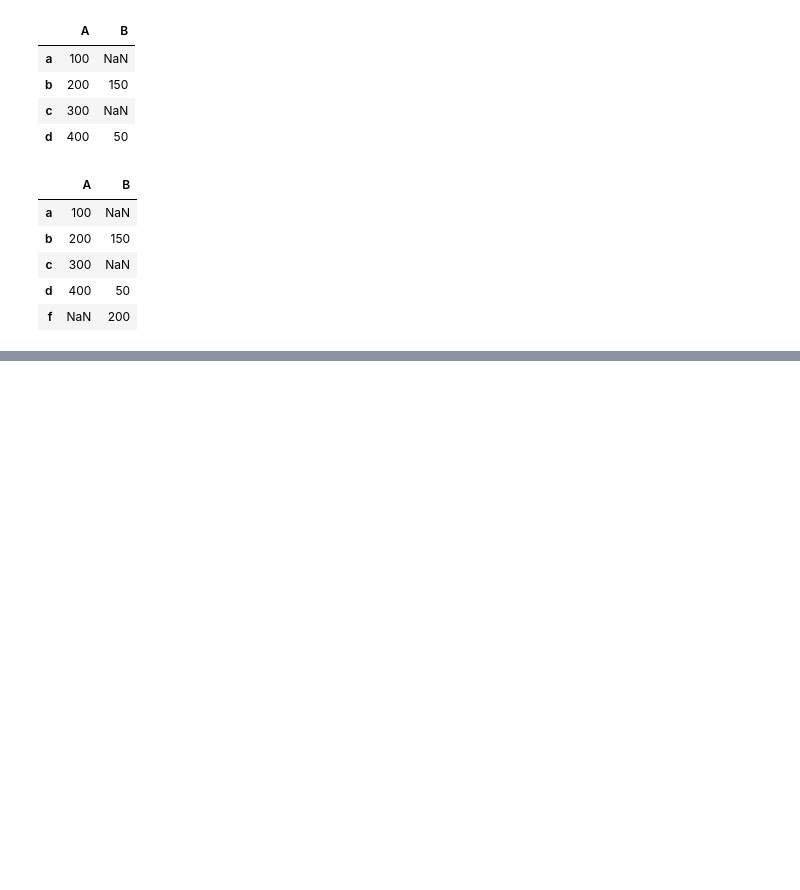
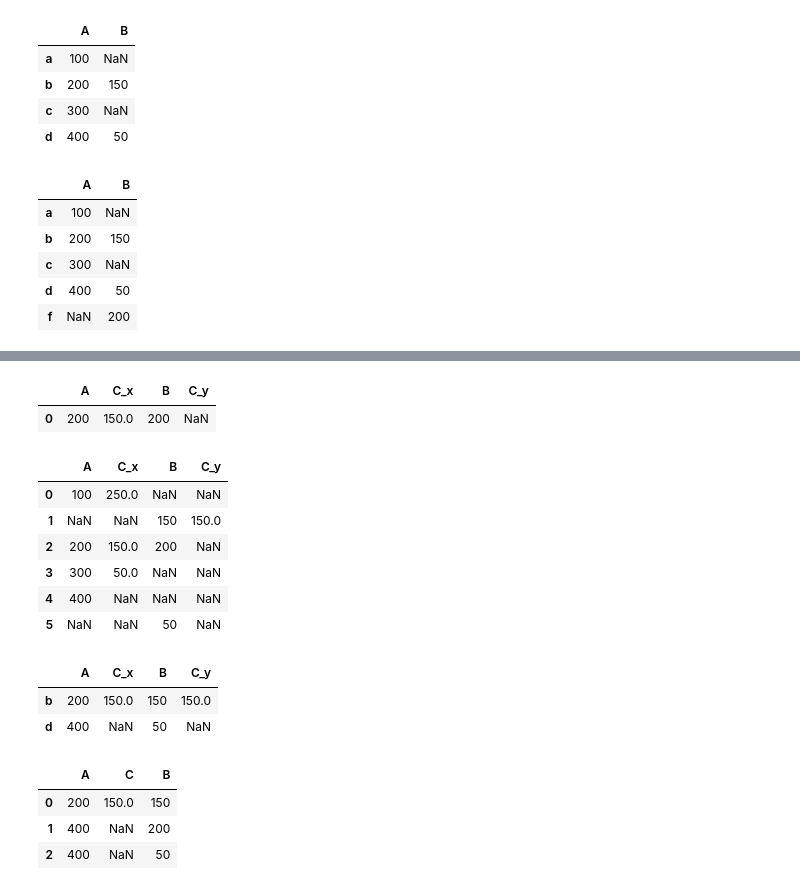
Before and after one commit to Saifullah785/python-for-finance-notes, a Jupyter notebook: Chapter_05_Data_Analysis_with_pandas/Chapter_05_Data_Analysis_with_pandas.ipynb, the cells around one changed output, grey strips where cells are left out. Drawn from its saved outputs; the diff is of its cells as text; code cells hidden in the pictures; blank space fills up the shorter version.

Commit message:
Created using Colab while practicing code on merging of pandas function

```diff
--- a/Chapter_05_Data_Analysis_with_pandas/Chapter_05_Data_Analysis_with_pandas.ipynb
+++ b/Chapter_05_Data_Analysis_with_pandas/Chapter_05_Data_Analysis_with_pandas.ipynb
@@ -919,0 +924,6 @@ df
+# %%
+import pandas as pd
+c = pd.Series([250, 150, 50], index=['a', 'b', 'c'])
+
+df1['C'] = c
+df2['C'] = c
@@ -919,0 +968,30 @@ df
+# %%
+pd.merge(df1, df2, left_on='A', right_on='B')
+# %% [output]
+|  | A | C_x | B | C_y |
+| 0 | 200 | 150.0 | 200 | NaN |
+# %%
+pd.merge(df1, df2, left_on='A', right_on='B', how='outer')
+# %% [output]
+|  | A | C_x | B | C_y |
+| 0 | 100 | 250.0 | NaN | NaN |
+| 1 | NaN | NaN | 150 | 150.0 |
+| 2 | 200 | 150.0 | 200 | NaN |
+| 3 | 300 | 50.0 | NaN | NaN |
+| 4 | 400 | NaN | NaN | NaN |
+| 5 | NaN | NaN | 50 | NaN |
+# %%
+
+pd.merge(df1, df2, left_index=True, right_index=True)
+# %% [output]
+|  | A | C_x | B | C_y |
+| b | 200 | 150.0 | 150 | 150.0 |
+| d | 400 | NaN | 50 | NaN |
+# %%
+
+pd.merge(df1, df2, on='C')
+# %% [output]
+|  | A | C | B |
+| 0 | 200 | 150.0 | 150 |
+| 1 | 400 | NaN | 200 |
+| 2 | 400 | NaN | 50 |
```
Also changed, not shown: parts of 9 cells of this notebook.
